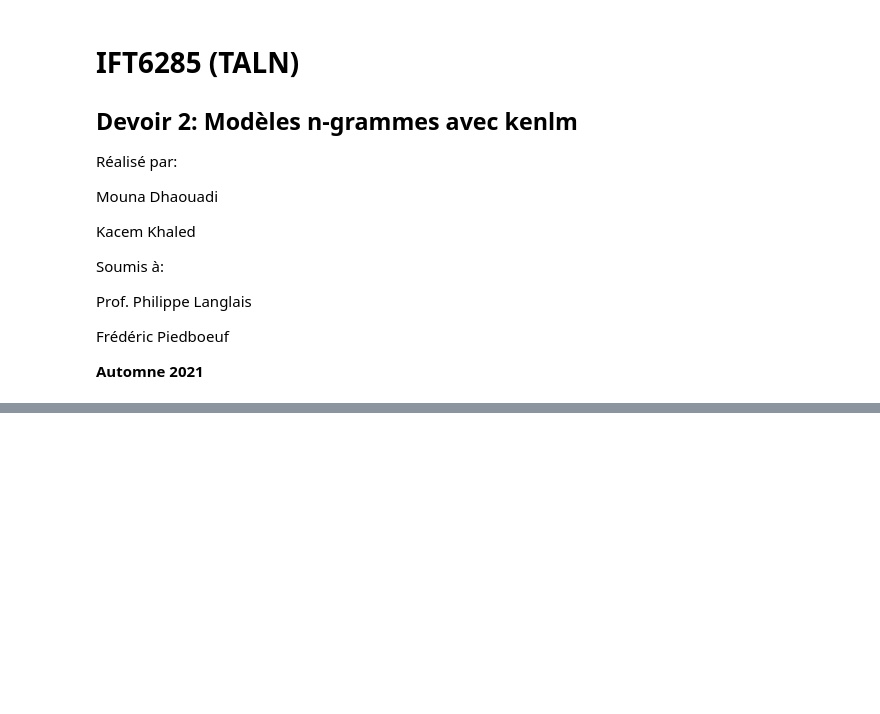
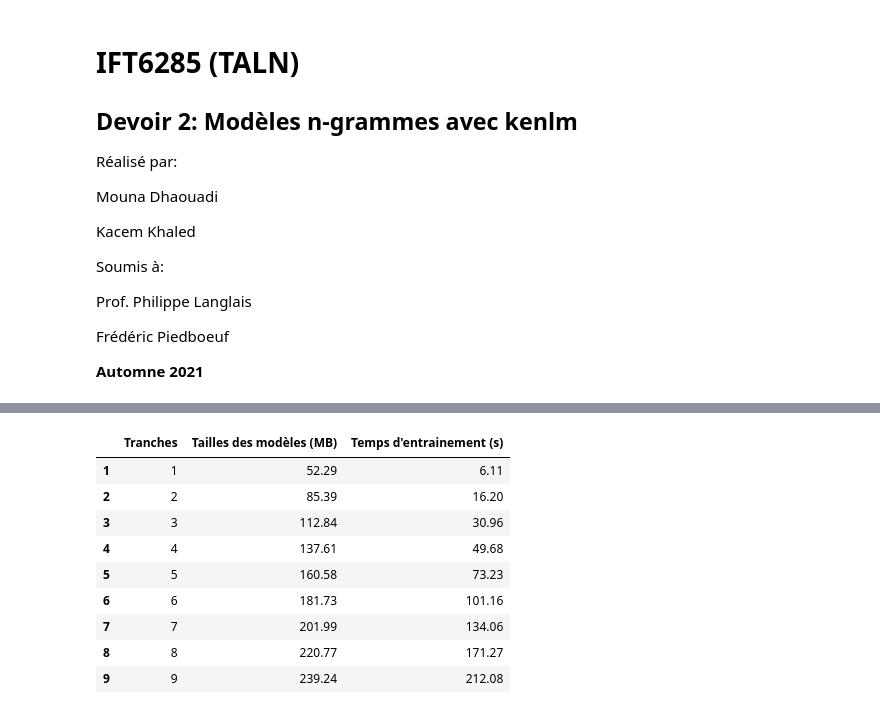
Before and after one commit to KacemKhaled/IFT6285-NLP, a Jupyter notebook: TP2/TP2.ipynb, the cells around one changed output, grey strips where cells are left out. Cells and saved outputs as stored; diff of their text form; code cells hidden in the pictures; blank space fills up the shorter version.

```diff
--- a/TP2/TP2.ipynb
+++ b/TP2/TP2.ipynb
@@ -56,0 +135,18 @@ from statistics import mean
+# %%
+d = {'Tranches': tranches, 'Tailles des modèles (MB)': sizes_mb, 'Temps d\'entrainement (s)': times }
+df_results = pd.DataFrame(data=d, index = list(range(1,10)))
+df_results.style.format(formatter={('Tranches'): "{:d}",
+                           ( 'Tailles des modèles (MB)'):"{:.2f}" ,
+                           ( 'Temps d\'entrainement (s)'):"{:.2f}"
+                          })
+# %% [output]
+|  | Tranches | Tailles des modèles (MB) | Temps d'entrainement (s) |
+| 1 | 1 | 52.29 | 6.11 |
+| 2 | 2 | 85.39 | 16.20 |
+| 3 | 3 | 112.84 | 30.96 |
+| 4 | 4 | 137.61 | 49.68 |
+| 5 | 5 | 160.58 | 73.23 |
+| 6 | 6 | 181.73 | 101.16 |
+| 7 | 7 | 201.99 | 134.06 |
+| 8 | 8 | 220.77 | 171.27 |
+| 9 | 9 | 239.24 | 212.08 |
```
Also changed, not shown: parts of 16 cells of this notebook, 4 other files.
